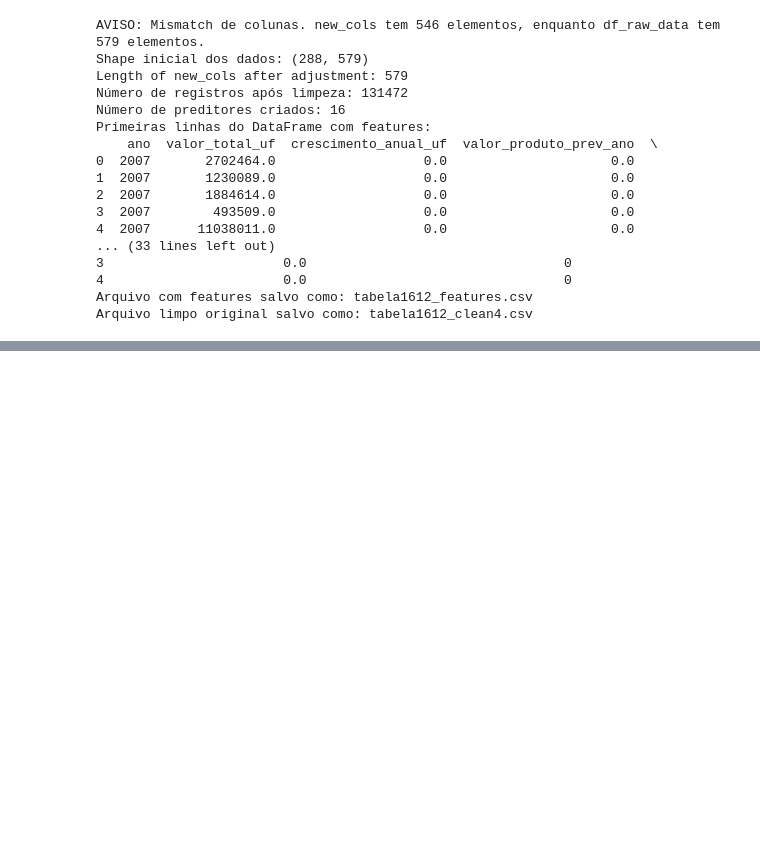
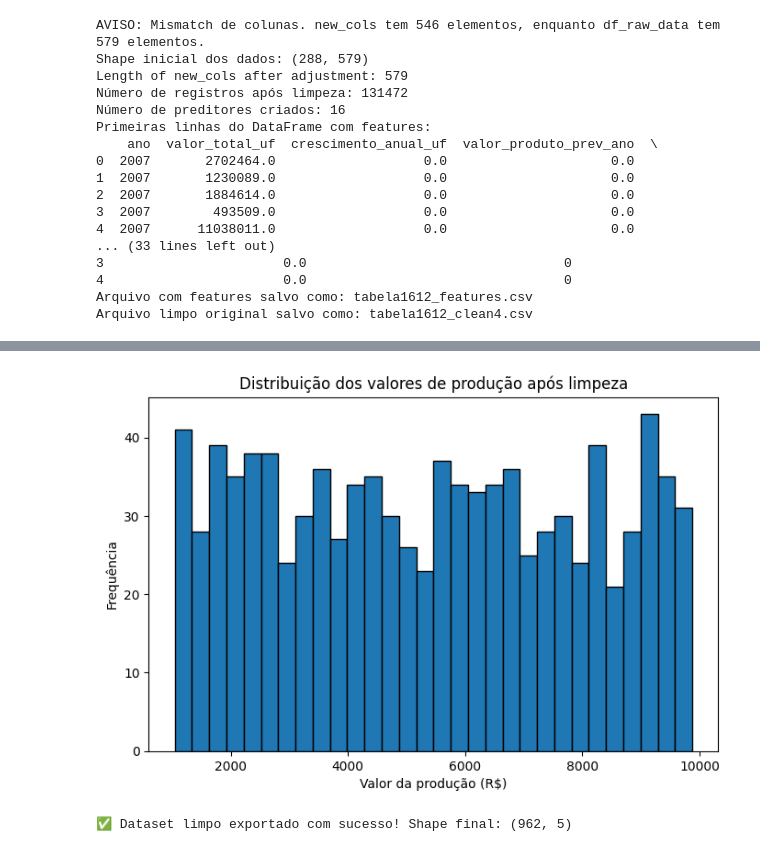
Before and after one commit to carolinayumifujii/OPT004-TrabalhoFinal, a Jupyter notebook: codigo.ipynb, the cells around one changed output, grey strips where cells are left out. Saved outputs shown, nothing was run; the diff lists cells and outputs as text; code cells hidden in the pictures; blank space fills up the shorter version.

```diff
--- a/codigo.ipynb
+++ b/codigo.ipynb
@@ -332,0 +661,14 @@ Arquivo limpo original salvo como: tabela1612_clean4.csv
+# %%
+plt.figure(figsize=(8, 5))
+plt.hist(df['Valor'], bins=30, edgecolor='black')
+plt.title("Distribuição dos valores de produção após limpeza")
+plt.xlabel("Valor da produção (R$)")
+plt.ylabel("Frequência")
+plt.show()
+# %% [output]
+[figure, added]
+# %%
+df.to_csv("tabela1612_limpo_final.csv", index=False, encoding="utf-8")
+print("✅ Dataset limpo exportado com sucesso! Shape final:", df.shape)
+# %% [output]
+✅ Dataset limpo exportado com sucesso! Shape final: (962, 5)
```
Also changed, not shown: parts of 36 cells of this notebook, 8 other files.
